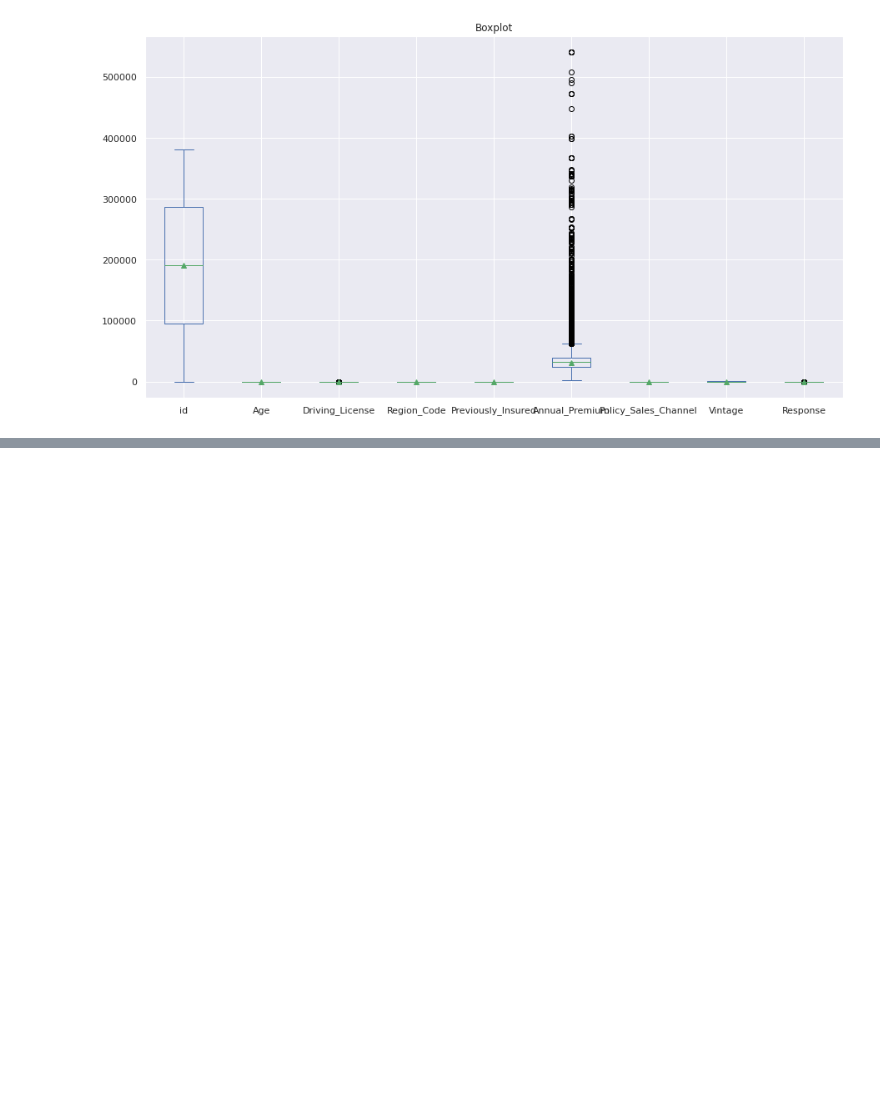
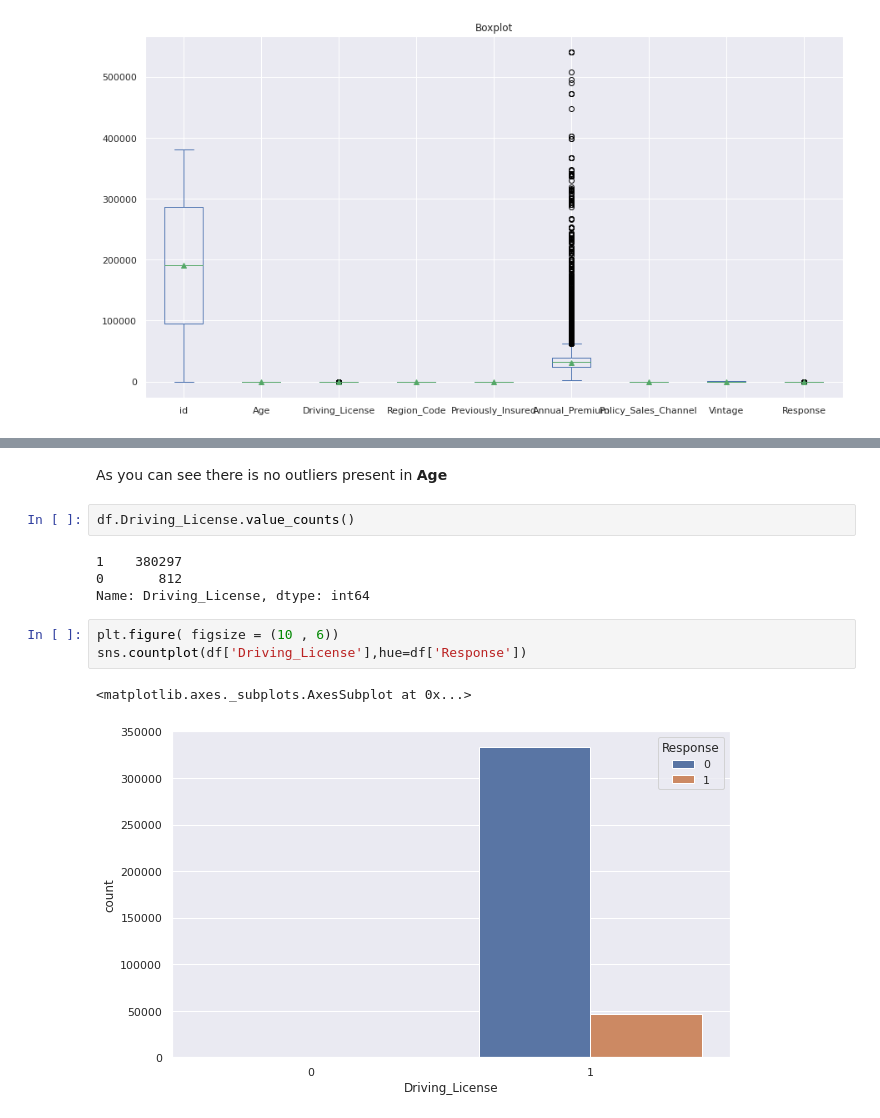
Before and after one commit to ChetanJadhav2341/Health-Insurance-Cross-Sell-Prediction-Classification-Project, a Jupyter notebook: HEALTH_INSURANCE_CROSS_SELL_PREDICTION.ipynb, the cells around one changed output, grey strips where cells are left out. Drawn from its saved outputs; the diff is of its cells as text; blank space fills up the shorter version.

```diff
--- a/HEALTH_INSURANCE_CROSS_SELL_PREDICTION.ipynb
+++ b/HEALTH_INSURANCE_CROSS_SELL_PREDICTION.ipynb
@@ -277,0 +343,14 @@ plt.show()
+# %% [markdown]
+As you can see there is no outliers present in **Age**
+# %%
+df.Driving_License.value_counts()
+# %% [output]
+1    380297
+0       812
+Name: Driving_License, dtype: int64
+# %%
+plt.figure( figsize = (10 , 6))
+sns.countplot(df['Driving_License'],hue=df['Response'])
+# %% [output]
+<matplotlib.axes._subplots.AxesSubplot at 0x...>
+[figure, added]
```
Also changed, not shown: parts of 26 cells of this notebook.
